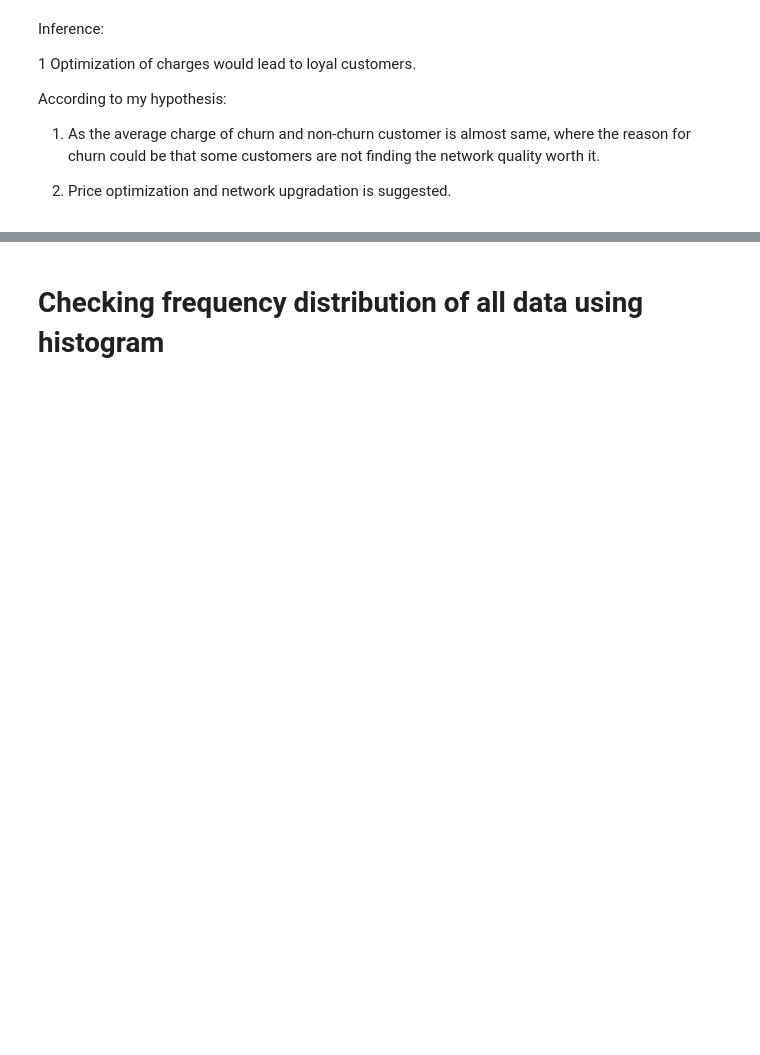
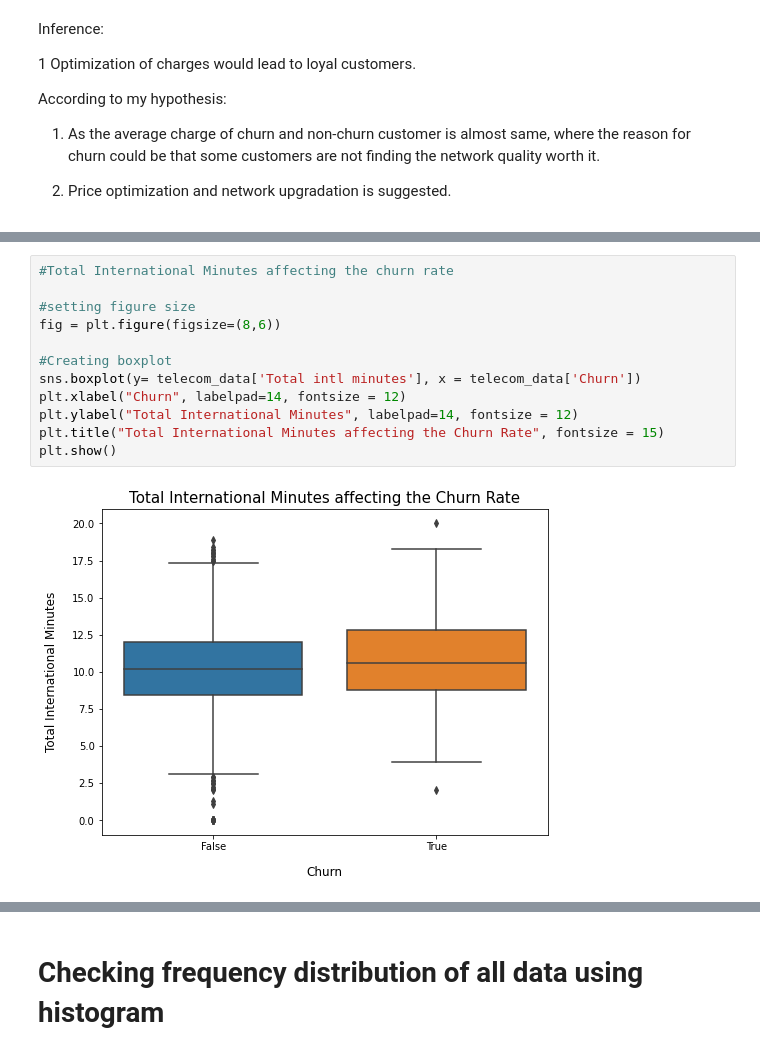
Before and after one commit to Akshadanair/Telecom-Churn-Analysis, a Jupyter notebook: Telecom_Churn_Analysis_Capstone_Project.ipynb, the cells around one changed output, grey strips where cells are left out. Cells and saved outputs as stored; diff of their text form; blank space fills up the shorter version.

Commit message:
Sixth Commit Telecom Churn

```diff
--- a/Telecom_Churn_Analysis_Capstone_Project.ipynb
+++ b/Telecom_Churn_Analysis_Capstone_Project.ipynb
@@ -729,0 +710,14 @@ plt.show()
+# %%
+#Total International Minutes affecting the churn rate
+
+#setting figure size
+fig = plt.figure(figsize=(8,6))
+
+#Creating boxplot
+sns.boxplot(y= telecom_data['Total intl minutes'], x = telecom_data['Churn'])
+plt.xlabel("Churn", labelpad=14, fontsize = 12)
+plt.ylabel("Total International Minutes", labelpad=14, fontsize = 12)
+plt.title("Total International Minutes affecting the Churn Rate", fontsize = 15)
+plt.show()
+# %% [output]
+[figure, added]
```
Also changed, not shown: parts of 23 cells of this notebook.
